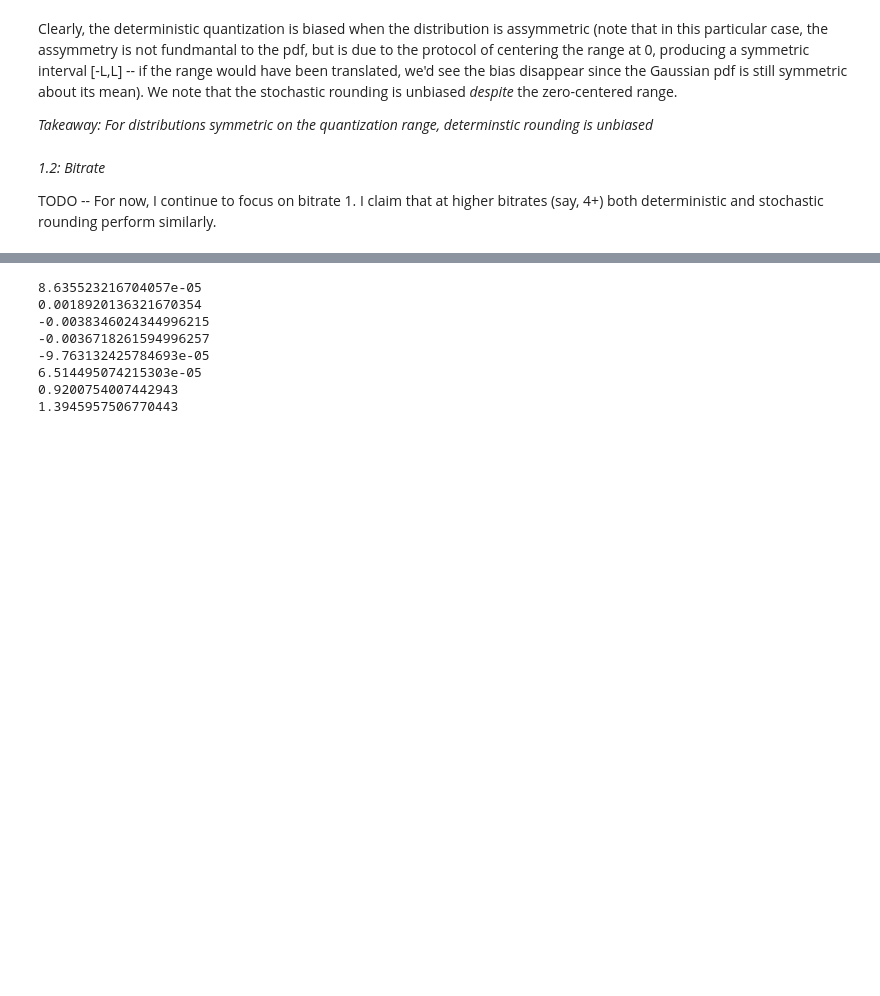
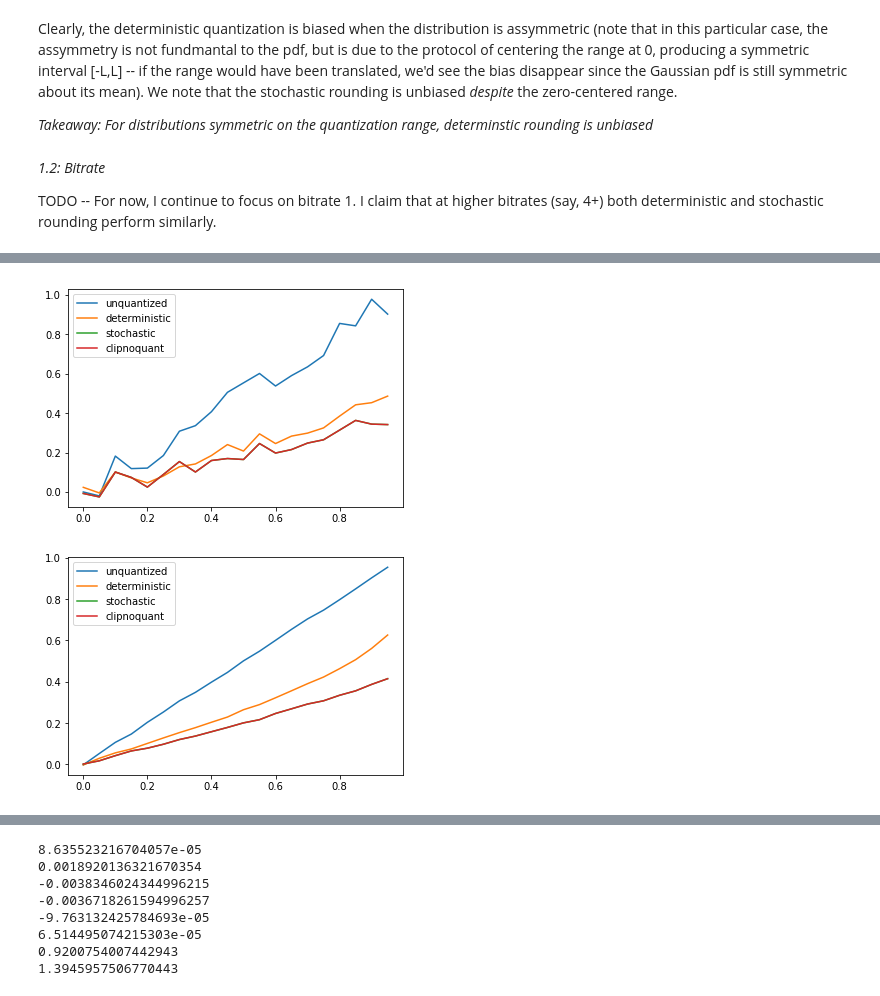
Before and after one commit to HazyResearch/smallfry, a Jupyter notebook: experiments/scripts/synthetics_for_gramian_study.ipynb, the cells around one changed output, grey strips where cells are left out. Saved outputs shown, nothing was run; the diff lists cells and outputs as text; code cells hidden in the pictures; blank space fills up the shorter version.

```diff
--- a/experiments/scripts/synthetics_for_gramian_study.ipynb
+++ b/experiments/scripts/synthetics_for_gramian_study.ipynb
@@ -120,0 +190,35 @@ Thus, we are concerned with how quantizing the embedding matrix induces distorti
+# %%
+def plot_gauss_synth_inner_prod_adarange(dim):
+    rhos = np.array(list(range(20)))/20
+    origin = []
+    determin = []
+    stoch = []
+    clipnoquant = []
+    for rho in rhos:
+        N = generate_normal_correlated_vectors(rho=rho,dim=dim)
+        X = N[:,0]
+        Y = N[:,1]
+        Xq = adarange(X,1)
+        Yq = adarange(Y,1)
+        Xs = stoch_adarange(X,1)
+        Ys = stoch_adarange(Y,1)
+        Xc = clip_no_quant(X,1)
+        Yc = clip_no_quant(Y,1)
+        inner = lambda X,Y : np.matmul(X,np.transpose(Y))
+        origin.append(inner(X,Y))
+        determin.append(inner(Xq,Yq))
+        stoch.append(inner(Xs,Ys))
+        clipnoquant.append(inner(Xc,Yc))
+
+    plt.plot(rhos,origin,label='unquantized')
+    plt.plot(rhos,determin,label='deterministic')
+    plt.plot(rhos,stoch,label='stochastic')
+    plt.plot(rhos,stoch,label='clipnoquant')
+    plt.legend()
+    plt.show()
+# %%
+plot_gauss_synth_inner_prod_adarange(500)
+plot_gauss_synth_inner_prod_adarange(100000)#may take a minute to show up
+# %% [output]
+[figure, added]
+[figure, added]
```
Also changed, not shown: parts of 17 cells of this notebook.
